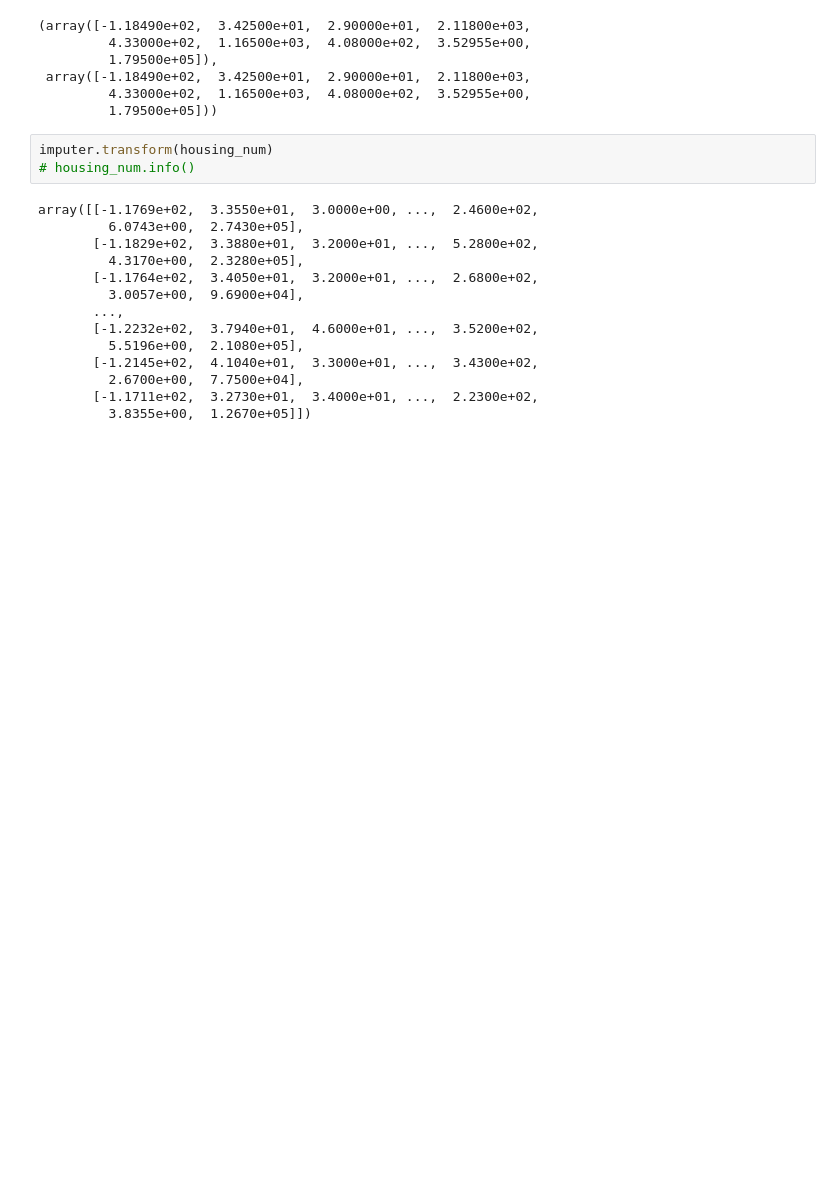
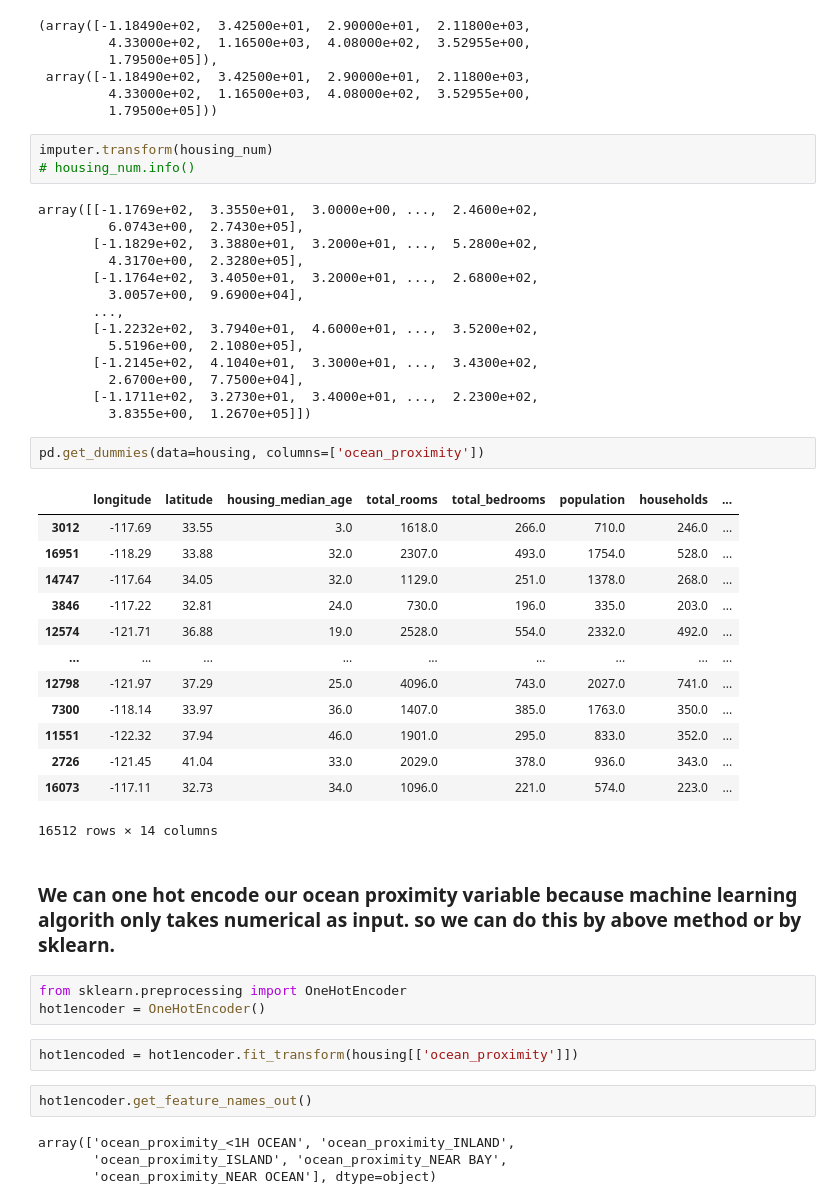
Before and after one commit to umais2005/MachineLearning, a Jupyter notebook: Learning Machine Learning.ipynb, the cells around one changed output. Cells and saved outputs as stored; diff of their text form; blank space fills up the shorter version.

```diff
--- a/Learning Machine Learning.ipynb
+++ b/Learning Machine Learning.ipynb
@@ -166,3 +166,32 @@ array([[-1.1769e+02,  3.3550e+01,  3.0000e+00, ...,  2.4600e+02,
          2.6700e+00,  7.7500e+04],
        [-1.1711e+02,  3.2730e+01,  3.4000e+01, ...,  2.2300e+02,
          3.8355e+00,  1.2670e+05]])
+# %%
+pd.get_dummies(data=housing, columns=['ocean_proximity'])
+# %% [output]
+|  | longitude | latitude | housing_median_age | total_rooms | total_bedrooms | population | households | ... |
+| 3012 | -117.69 | 33.55 | 3.0 | 1618.0 | 266.0 | 710.0 | 246.0 | ... |
+| 16951 | -118.29 | 33.88 | 32.0 | 2307.0 | 493.0 | 1754.0 | 528.0 | ... |
+| 14747 | -117.64 | 34.05 | 32.0 | 1129.0 | 251.0 | 1378.0 | 268.0 | ... |
+| 3846 | -117.22 | 32.81 | 24.0 | 730.0 | 196.0 | 335.0 | 203.0 | ... |
+| 12574 | -121.71 | 36.88 | 19.0 | 2528.0 | 554.0 | 2332.0 | 492.0 | ... |
+| ... | ... | ... | ... | ... | ... | ... | ... | ... |
+| 12798 | -121.97 | 37.29 | 25.0 | 4096.0 | 743.0 | 2027.0 | 741.0 | ... |
+| 7300 | -118.14 | 33.97 | 36.0 | 1407.0 | 385.0 | 1763.0 | 350.0 | ... |
+| 11551 | -122.32 | 37.94 | 46.0 | 1901.0 | 295.0 | 833.0 | 352.0 | ... |
+| 2726 | -121.45 | 41.04 | 33.0 | 2029.0 | 378.0 | 936.0 | 343.0 | ... |
+| 16073 | -117.11 | 32.73 | 34.0 | 1096.0 | 221.0 | 574.0 | 223.0 | ... |
+16512 rows × 14 columns
+# %% [markdown]
+### We can one hot encode our ocean proximity variable because machine learning algorith only takes numerical as input. so we can do this by above method or by sklearn.
+# %%
+from sklearn.preprocessing import OneHotEncoder
+hot1encoder = OneHotEncoder()
+# %%
+hot1encoded = hot1encoder.fit_transform(housing[['ocean_proximity']])
+# %%
+hot1encoder.get_feature_names_out()
+# %% [output]
+array(['ocean_proximity_<1H OCEAN', 'ocean_proximity_INLAND',
+       'ocean_proximity_ISLAND', 'ocean_proximity_NEAR BAY',
+       'ocean_proximity_NEAR OCEAN'], dtype=object)
```
Also changed, not shown: parts of 2 cells of this notebook.
